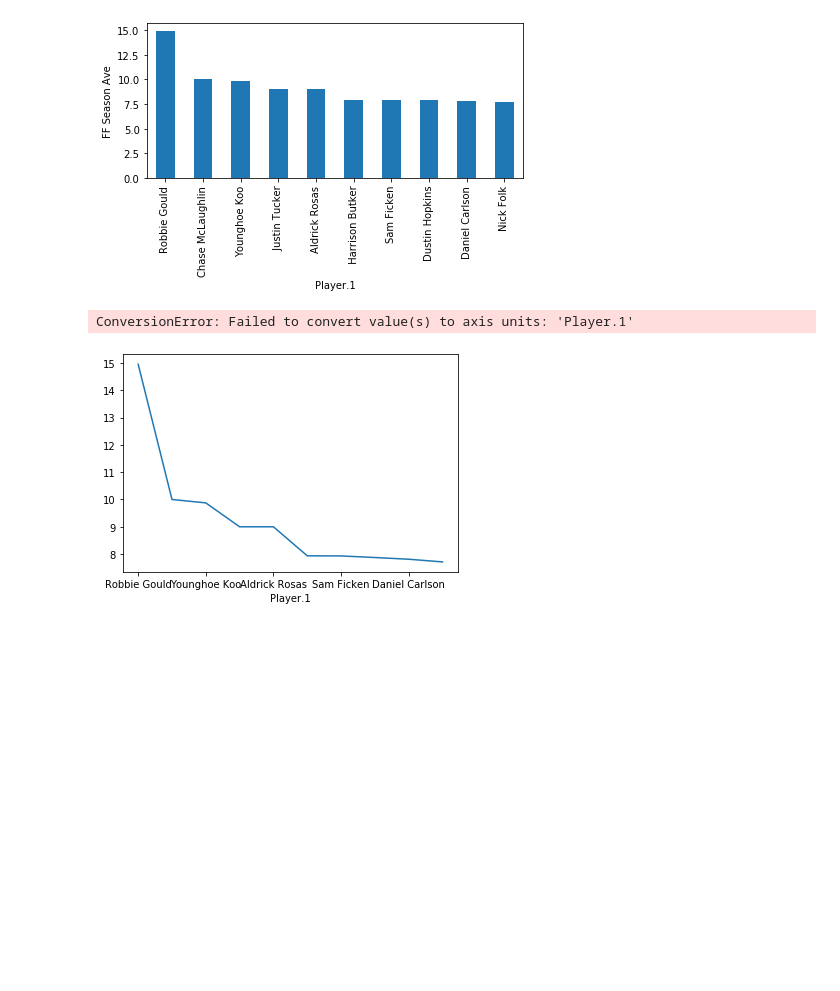
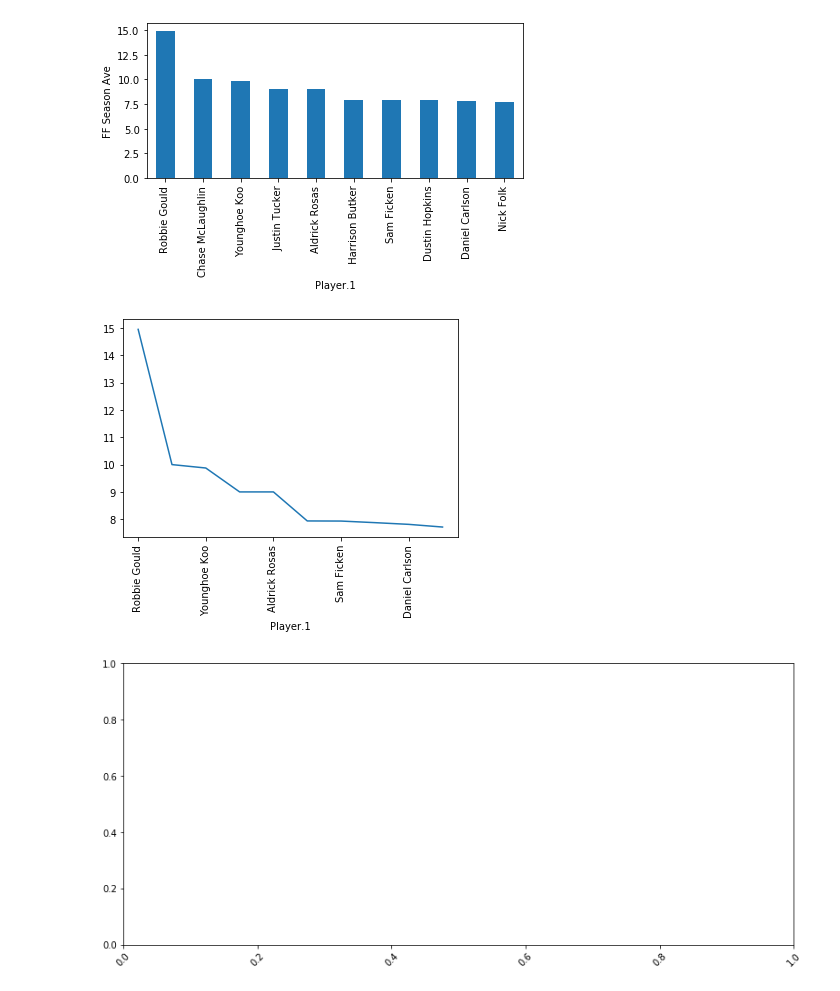
Before and after one commit to danchavez728/NFL-Win-Loss-Machine-Learning-Analysis, a Jupyter notebook: NFL Kickers Jupyter Notebook.ipynb, the cells around one changed output. Saved outputs shown, nothing was run; the diff lists cells and outputs as text; code cells hidden in the pictures; blank space fills up the shorter version.

Commit message:
new line chart

```diff
--- a/NFL Kickers Jupyter Notebook.ipynb
+++ b/NFL Kickers Jupyter Notebook.ipynb
@@ -214,16 +214,23 @@ plt.savefig("Kicker_Top_10.png")
 [figure]
 # %%
 #Create a Line Chart (?)
-large10_df.plot(label="Fantasy Football Season Average")
-plt.xticks("Player.1", rotation=90)
+large10_df.plot(rot = 90)
 
+plt.figure(figsize=(11,5))
 
-plt.savefig("Kicker_Top10_line.png")
+plt.xticks(rotation=45)
 
-plt.show()
+#plt.xlabel('Player.1')
+
+#plt.savefig("Kicker_Top10_line.png")
+
+plt.tight_layout()
+
+plt.savefig("Kicker_Top5_line.png")
+
 
 
 #plt.savefig("Kicker_Top10_line.png")
 # %% [output]
-ConversionError: Failed to convert value(s) to axis units: 'Player.1'
-[figure, old version]
+[figure, new version]
+[figure, added]
```
Also changed, not shown: 3 other files.
